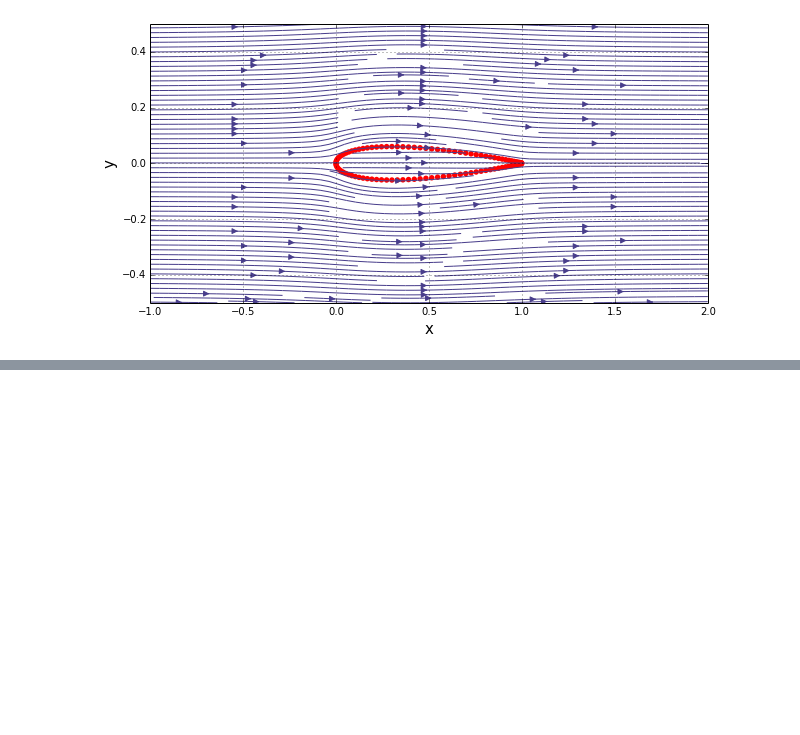
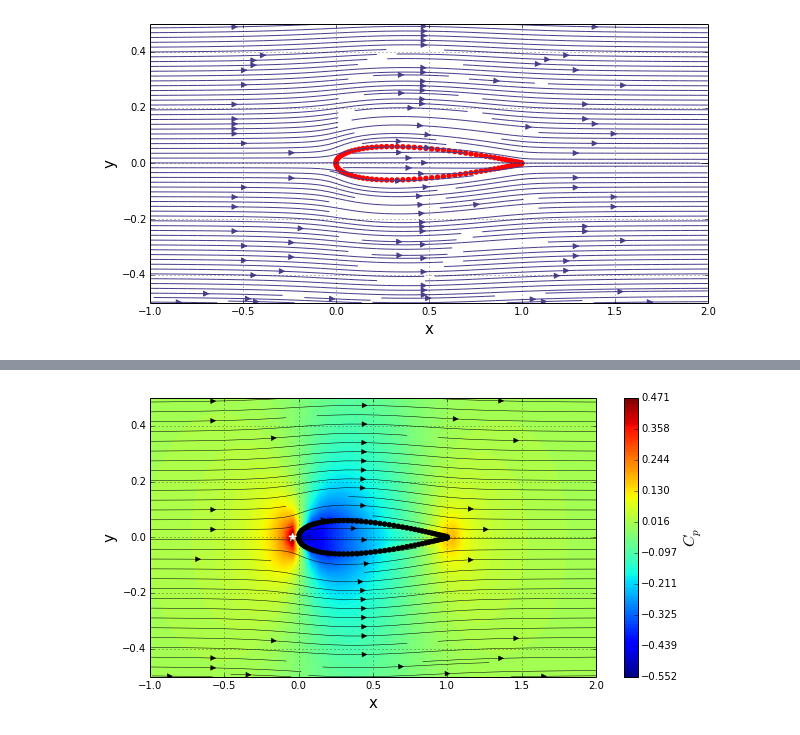
Before and after one commit to engamohd/AeroPython, a Jupyter notebook: my_codes/lesson03_assignment_mc.ipynb, the cells around one changed output, grey strips where cells are left out. Saved outputs shown, nothing was run; the diff lists cells and outputs as text; code cells hidden in the pictures; blank space fills up the shorter version.

```diff
--- a/my_codes/lesson03_assignment_mc.ipynb
+++ b/my_codes/lesson03_assignment_mc.ipynb
@@ -124,0 +221,33 @@ pyplot.streamplot(X, Y, u, v, density=2, linewidth=1, arrowsize=1.2, arrowstyle=
+# %%
+#Let's plot again, but now adding the point of maximum pressure and also
+#The streamlines.
+
+#Plotting C_p
+
+pyplot.figure(figsize=(10,5))      #set plot size
+pyplot.grid(True)                  #plot the grid
+
+pyplot.xlim(x_start, x_end)        #set x-lim
+pyplot.ylim(y_start, y_end)        #set y-lim
+pyplot.xlabel('x', fontsize=15)    #set x-label
+pyplot.ylabel('y', fontsize=15)    #set y-label
+
+
+levels = numpy.linspace(numpy.min(C_p), numpy.max(C_p), 100)
+
+#C_p field
+pyplot.contourf(X, Y, C_p, levels)
+cb = pyplot.colorbar()
+cb.set_label('$C_p$', fontsize=16)
+cb.set_ticks(numpy.linspace(numpy.min(C_p), numpy.max(C_p), 10))
+
+#Airfoil
+pyplot.scatter(x_s, y_s, color='k', s=20, marker='o')
+
+#streamlines
+pyplot.streamplot(X, Y, u, v, density=1, linewidth=0.5, arrowsize=1.2, arrowstyle='-|>',color='k');
+
+#Point of maximum pressure (white star *)
+pyplot.scatter(X_Cp_max, Y_Cp_max, color='w', s=60, marker='*');
+# %% [output]
+[figure, added]
```
Also changed, not shown: parts of 15 cells of this notebook.
